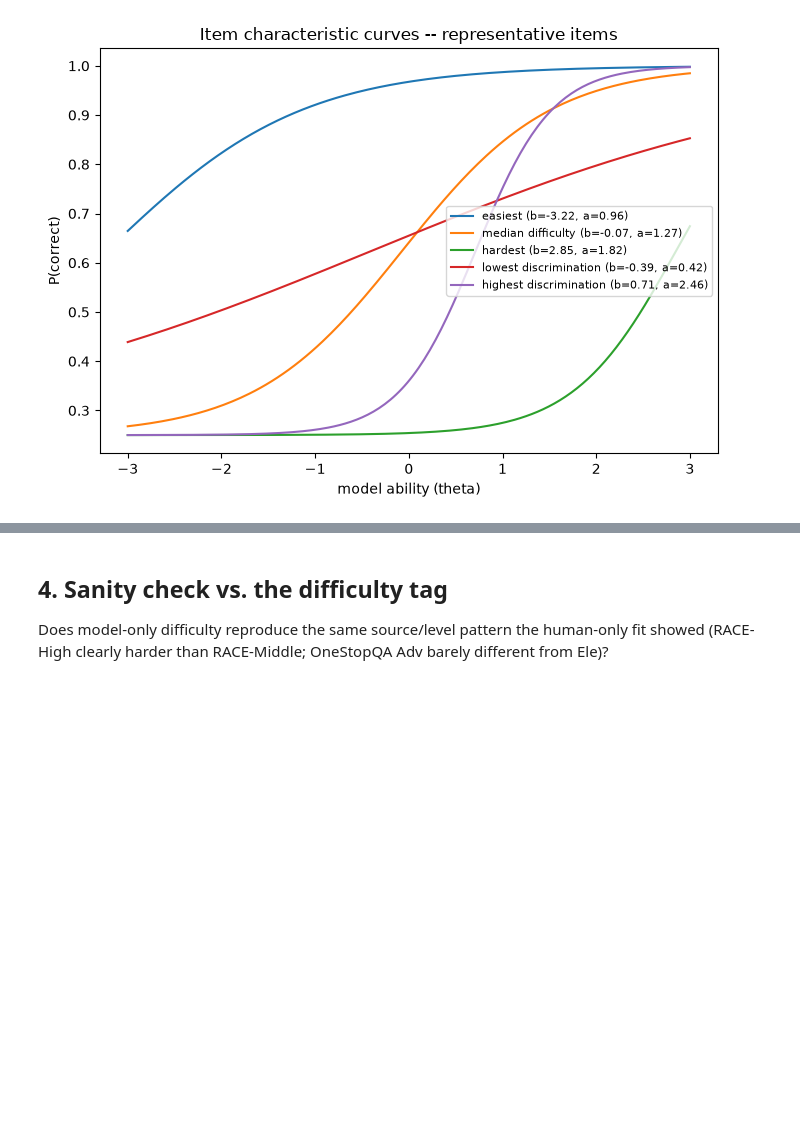
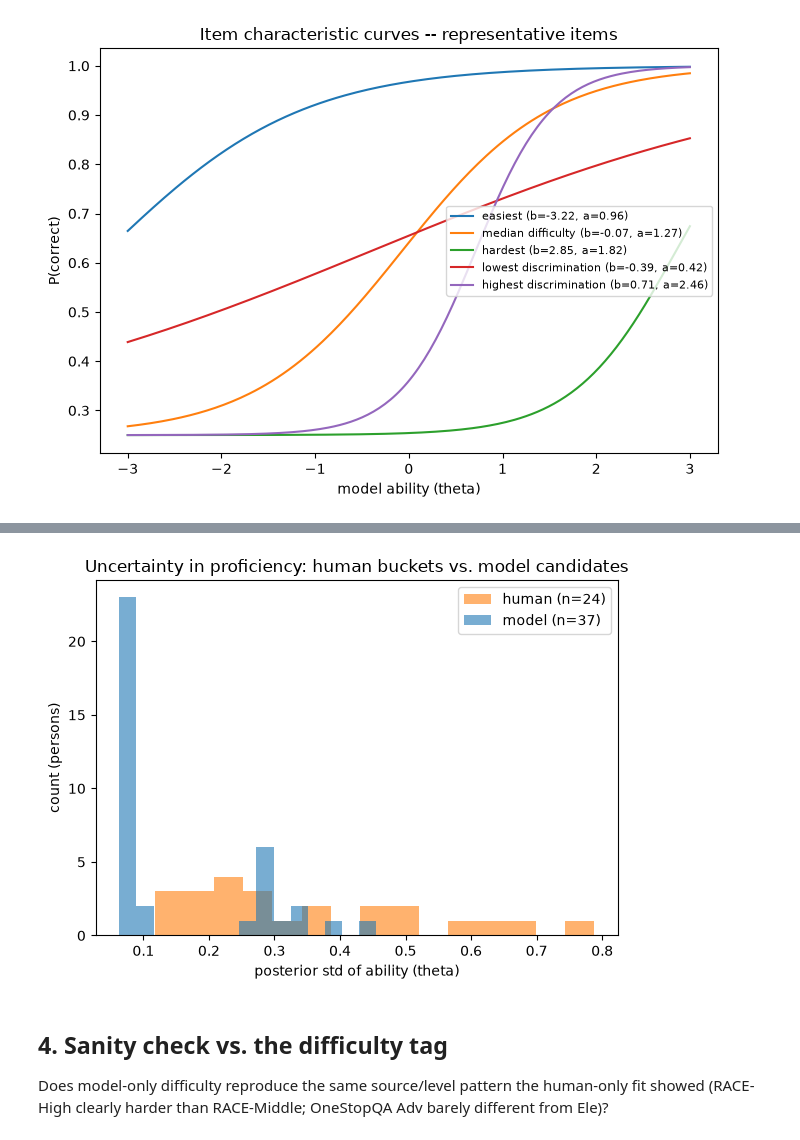
Before and after one commit to ducvugithub/reading-question-generator, a Jupyter notebook: question_difficulty/notebooks/irt_human_vs_model.ipynb, the cells around one changed output, grey strips where cells are left out. Cells and saved outputs as stored; diff of their text form; code cells hidden in the pictures; blank space fills up the shorter version.

```diff
--- a/question_difficulty/notebooks/irt_human_vs_model.ipynb
+++ b/question_difficulty/notebooks/irt_human_vs_model.ipynb
@@ -188,3 +206,19 @@ plt.show()
+# %%
+# Uncertainty in ability (posterior std), human-only vs. model-only, side by side
+human_ability_std = json.loads((SCRIPTS_DIR / "irt_bayesian_human_only_ability_std.json").read_text())
+model_ability_std = json.loads((SCRIPTS_DIR / "irt_bayesian_model_only_ability_std.json").read_text())
+
+plt.figure(figsize=(6, 4.5))
+plt.hist(list(human_ability_std.values()), bins=15, alpha=0.6, label=f"human (n={len(human_ability_std)})", color="tab:orange")
+plt.hist(list(model_ability_std.values()), bins=15, alpha=0.6, label=f"model (n={len(model_ability_std)})", color="tab:blue")
+plt.xlabel("posterior std of ability (theta)")
+plt.ylabel("count (persons)")
+plt.title("Uncertainty in proficiency: human buckets vs. model candidates")
+plt.legend()
+plt.tight_layout()
+plt.show()
+# %% [output]
+[figure, added]
 # %% [markdown]
 <a id="sanity-check"></a>
 ## 4. Sanity check vs. the difficulty tag
```
Also changed, not shown: parts of 2 cells of this notebook, 1 other file.
